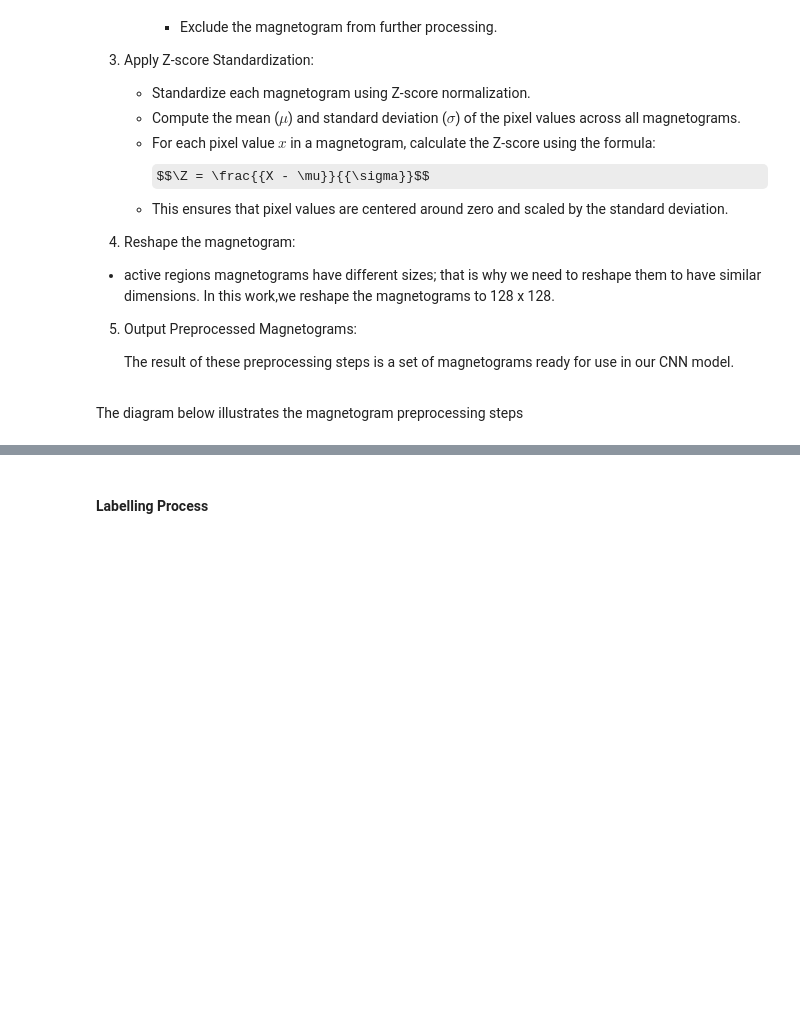
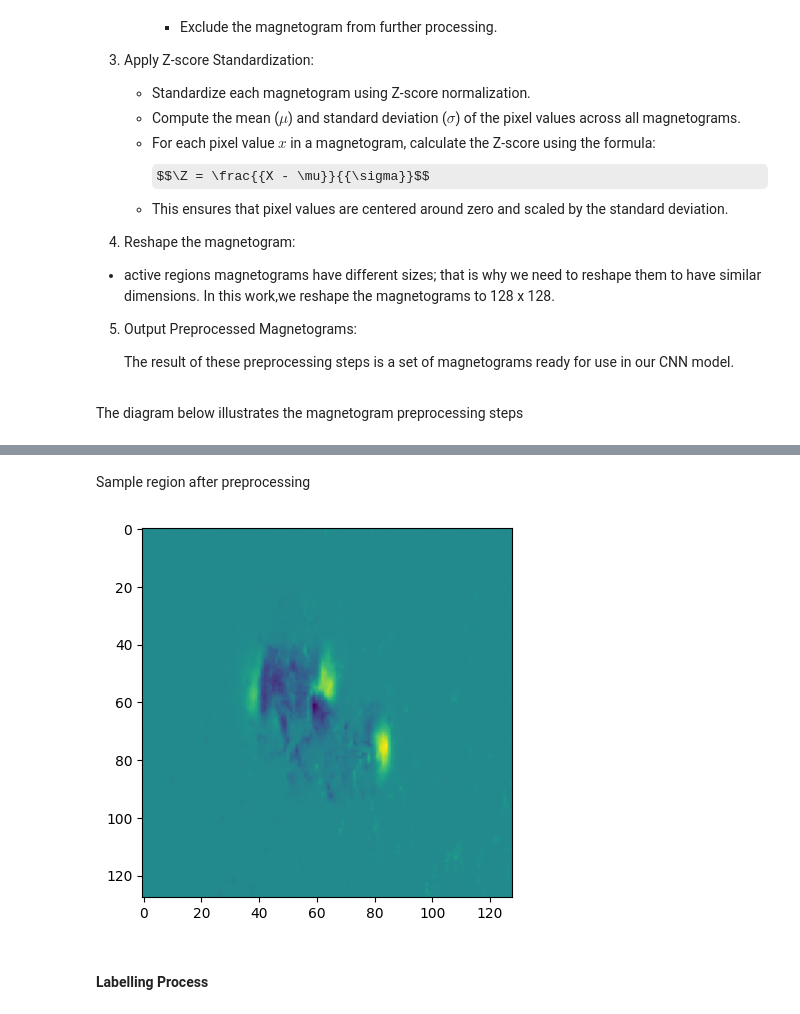
Before and after one commit to mohamedelabbas1996/solar-flares-forecasting, a Jupyter notebook: solar-flares-forecasting-cnns-lstms-sharp-smarp.ipynb, the cells around one changed output, grey strips where cells are left out. Cells and saved outputs as stored; diff of their text form; code cells hidden in the pictures; some formulas as TeX source; blank space fills up the shorter version.

```diff
--- a/solar-flares-forecasting-cnns-lstms-sharp-smarp.ipynb
+++ b/solar-flares-forecasting-cnns-lstms-sharp-smarp.ipynb
@@ -110,0 +89,2 @@ The diagram below illustrates the magnetogram preprocessing steps
+# %%
+dataset = read_df_from_pickle("data/SHARP/SHARP.pkl")
@@ -111,3 +98,15 @@ The diagram below illustrates the magnetogram preprocessing steps
+# %% [markdown]
+Sample region after preprocessing
+# %%
+transform = T.Resize((128, 128))
+magnetogram = dataset[dataset["T_REC"] == "2015-12-23 01:12:00"]["magnetogram"][0]
+# print(magnetogram.shape)
+resized_magnetogram = transform(torch.from_numpy(magnetogram).unsqueeze(0))
+
+plt.imshow(resized_magnetogram.squeeze(0))
+plt.show()
+# %% [output]
+[figure, added]
 # %% [markdown]
 #### Labelling Process
 # %% [markdown]
```
Also changed, not shown: parts of 45 cells of this notebook.
